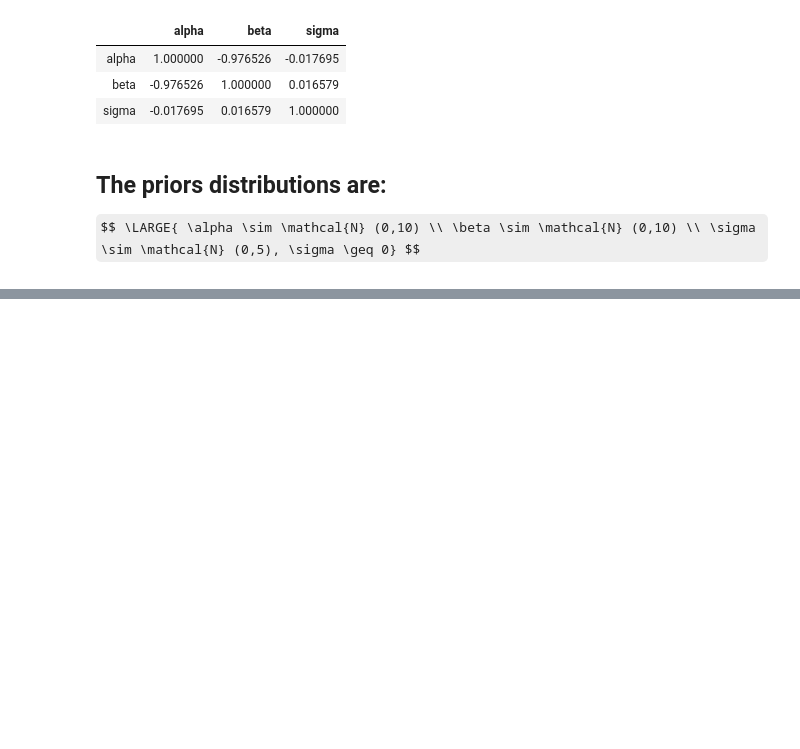
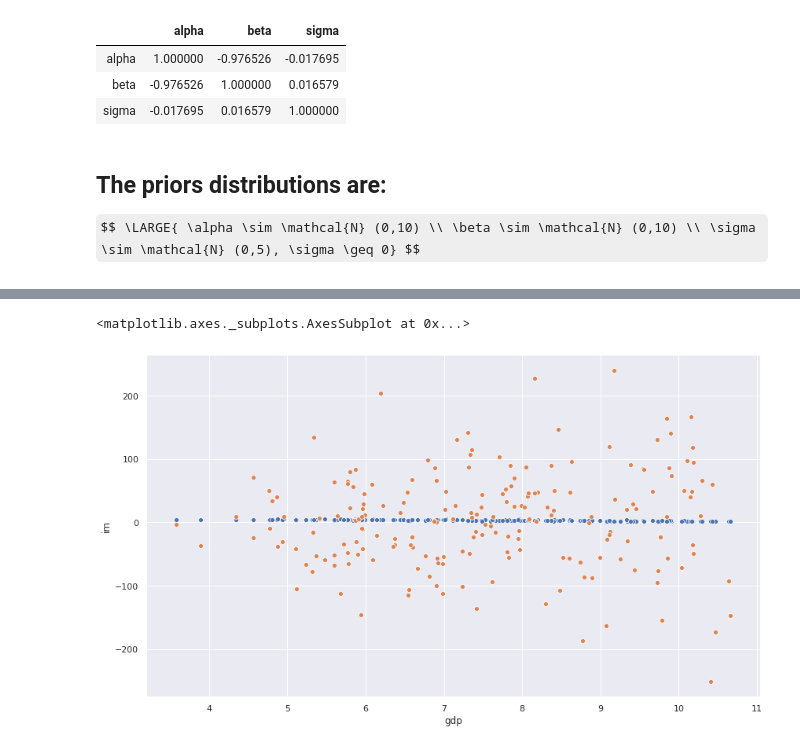
Before and after one commit to wisundstrom/bayes-practice, a Jupyter notebook: 726-727.ipynb, the cells around one changed output, grey strips where cells are left out. Drawn from its saved outputs; the diff is of its cells as text; code cells hidden in the pictures; some formulas as TeX source; blank space fills up the shorter version.

```diff
--- a/726-727.ipynb
+++ b/726-727.ipynb
@@ -37,6 +37,6 @@ posteriors.corr()
 ## The priors distributions are: ##
 $$ \LARGE{ \alpha \sim \mathcal{N} (0,10) \\ \beta \sim \mathcal{N} (0,10) \\ \sigma \sim \mathcal{N} (0,5), \sigma \geq 0} $$
 # %%
-alpha = st.norm(loc=0,scale=10)
-beta = st.norm(loc=0,scale=10)
-sigma = st.halfnorm(loc=0,scale=5)
+alphas = np.random.normal(loc=0,scale=10, size=193)
+betas = np.random.normal(loc=0,scale=10, size=193)
+sigmas = st.halfnorm.rvs(loc=0, scale=5, size=193)
@@ -76,0 +43,8 @@ Name: alpha, Length: 2000, dtype: float64
+# %%
+prior_preds=np.random.normal(loc=alphas+betas*X2.gdp, scale=sigmas)
+# %%
+sns.scatterplot(X2.gdp,y2)
+sns.scatterplot(X2.gdp, prior_preds)
+# %% [output]
+<matplotlib.axes._subplots.AxesSubplot at 0x...>
+[figure, added]
```
Also changed, not shown: parts of 9 cells of this notebook, 1 other file.
